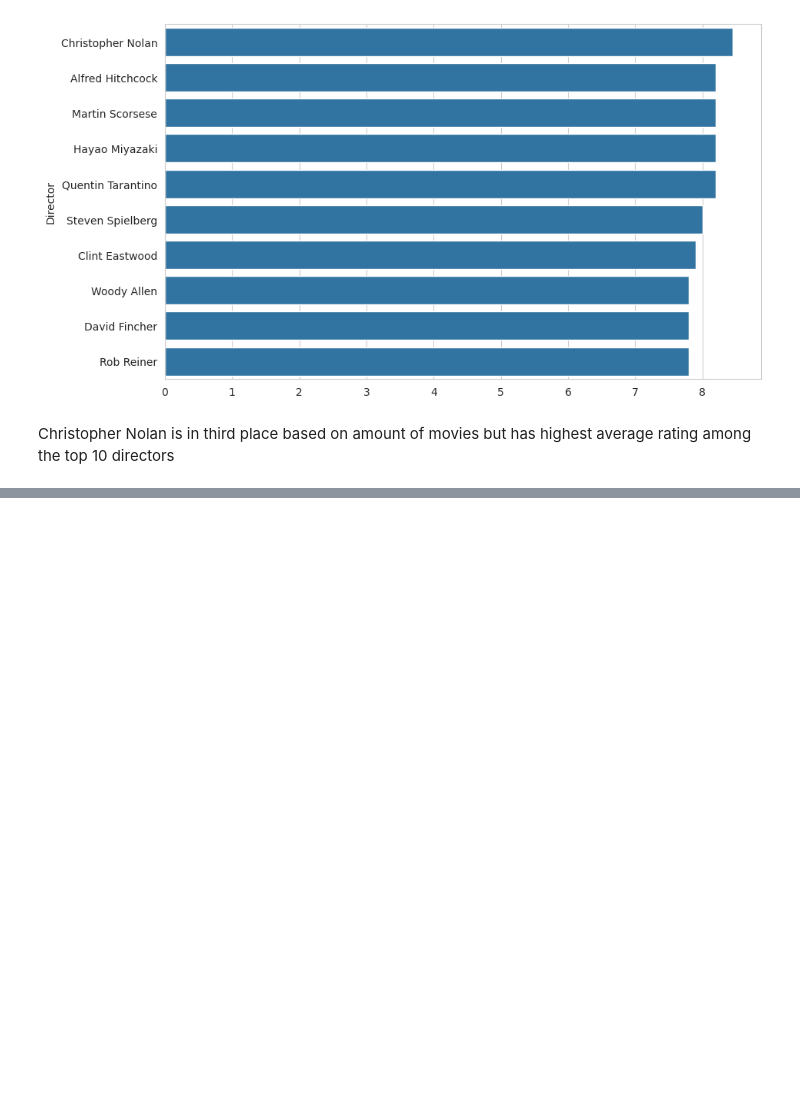
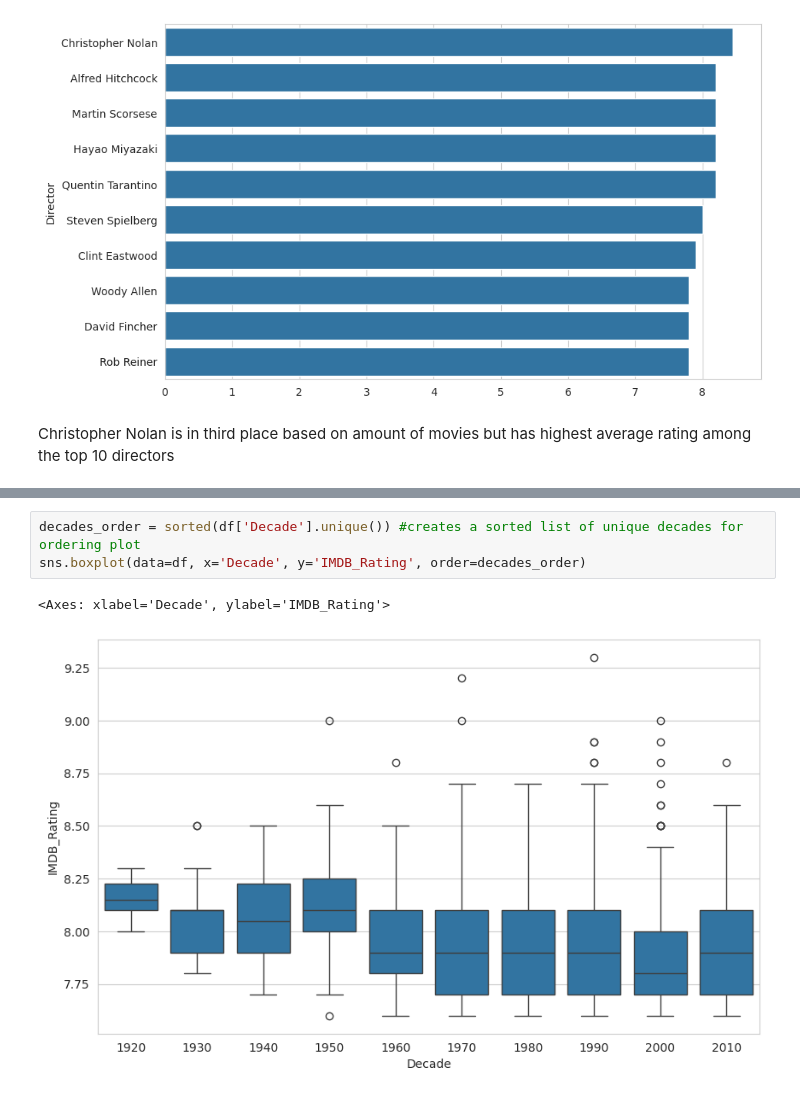
Before and after one commit to rahulkrishna-s/imdb-eda-notebooks, a Jupyter notebook: notebooks/imdb_eda.ipynb, the cells around one changed output, grey strips where cells are left out. Drawn from its saved outputs; the diff is of its cells as text; blank space fills up the shorter version.

```diff
--- a/notebooks/imdb_eda.ipynb
+++ b/notebooks/imdb_eda.ipynb
@@ -417,0 +460,6 @@ Christopher Nolan is in third place based on amount of movies but has highest av
+# %%
+decades_order = sorted(df['Decade'].unique()) #creates a sorted list of unique decades for ordering plot
+sns.boxplot(data=df, x='Decade', y='IMDB_Rating', order=decades_order)
+# %% [output]
+<Axes: xlabel='Decade', ylabel='IMDB_Rating'>
+[figure, added]
```
Also changed, not shown: parts of 8 cells of this notebook.
